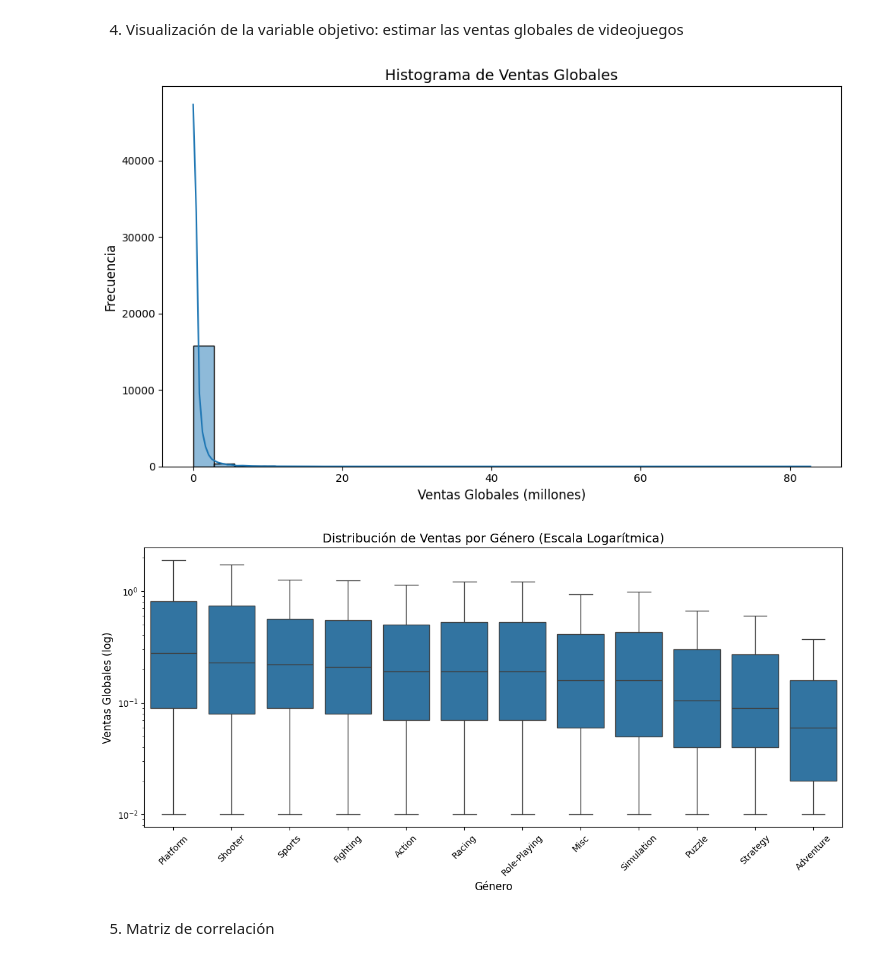
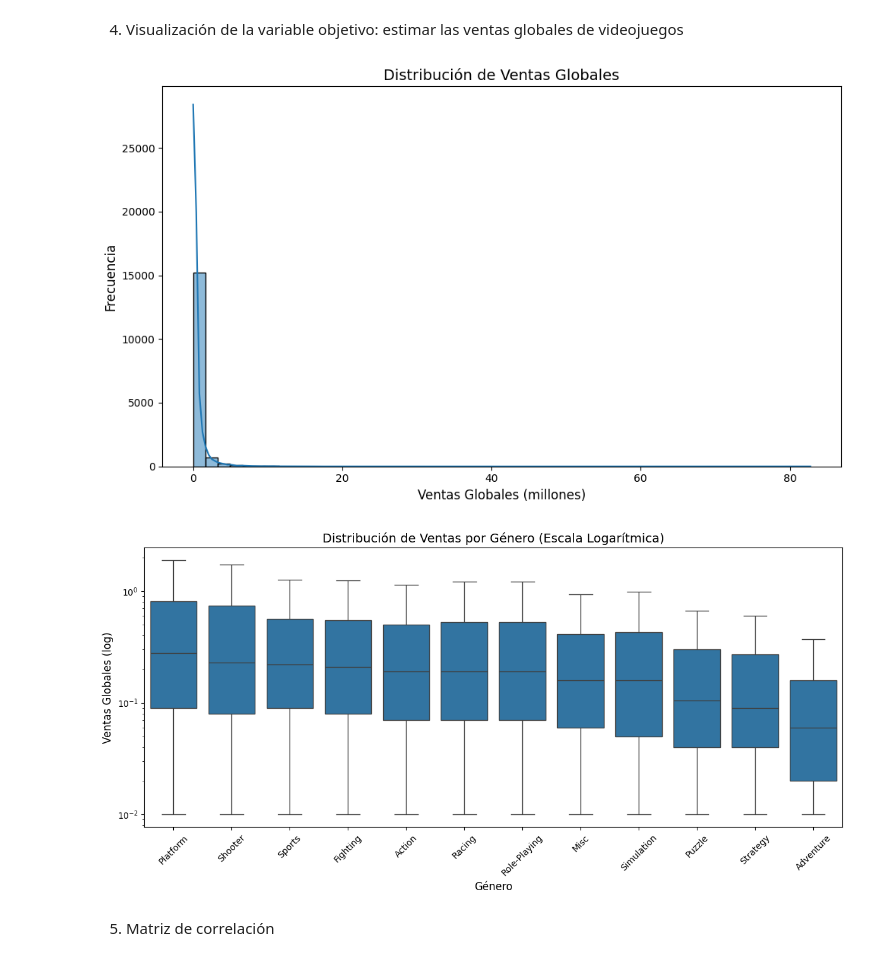
Before and after one commit to DAN2407/AN_2025, a Jupyter notebook: Video Game Sales/Project_AN.ipynb, the cells around one changed output. Saved outputs shown, nothing was run; the diff lists cells and outputs as text; code cells hidden in the pictures.

```diff
--- a/Video Game Sales/Project_AN.ipynb
+++ b/Video Game Sales/Project_AN.ipynb
@@ -98,28 +98,28 @@ Primeras filas del dataset codificado:
 # %% [markdown]
 4. Visualización de la variable objetivo: estimar las ventas globales de videojuegos
 # %%
-#Histograma de ventas globales
-plt.subplots(figsize=(10, 5))
-sns.histplot(df['Global_Sales'], bins=30, kde=True)
-plt.title('Histograma de Ventas Globales', fontsize=14)
+# Visualización de datos
+plt.figure(figsize=(10, 6))
+sns.histplot(df['Global_Sales'], bins=50, kde=True)
+plt.title('Distribución de Ventas Globales', fontsize=14)
 plt.xlabel('Ventas Globales (millones)', fontsize=12)
 plt.ylabel('Frecuencia', fontsize=12)
 plt.tight_layout()
 plt.show()
 
 
 plt.figure(figsize=(12, 6))
 sns.boxplot(data=df, x='Genre', y='Global_Sales', order=df.groupby('Genre')['Global_Sales'].median().sort_values(ascending=False).index,
             showfliers=False)  # Eliminar outliers para claridad
 plt.yscale('log')  # Escala logarítmica en Y
 plt.title('Distribución de Ventas por Género (Escala Logarítmica)', fontsize=14)
 plt.xlabel('Género', fontsize=12)
 plt.ylabel('Ventas Globales (log)', fontsize=12)
 plt.xticks(rotation=45)
 plt.tight_layout()
 plt.show()
 # %% [output]
-[figure, old version]
+[figure, new version]
 [figure]
 # %% [markdown]
 5. Matriz de correlación
```
Also changed, not shown: parts of 2 cells of this notebook, 1 other file.
